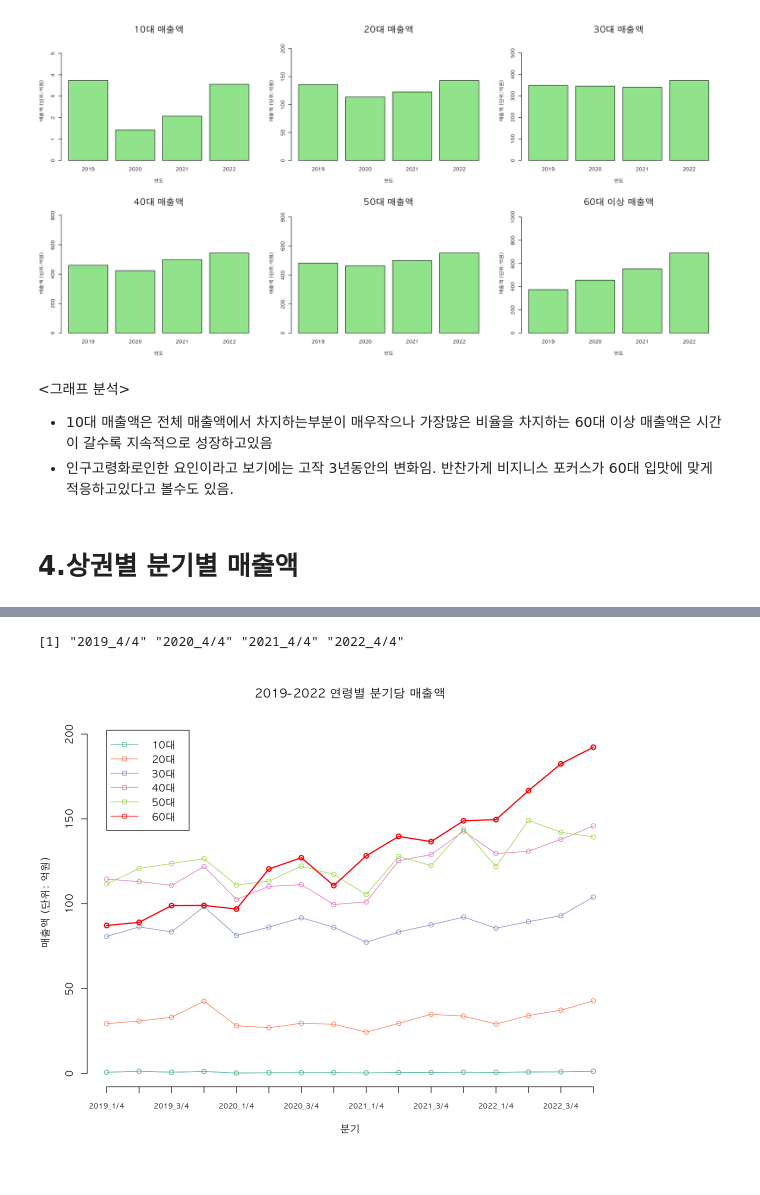
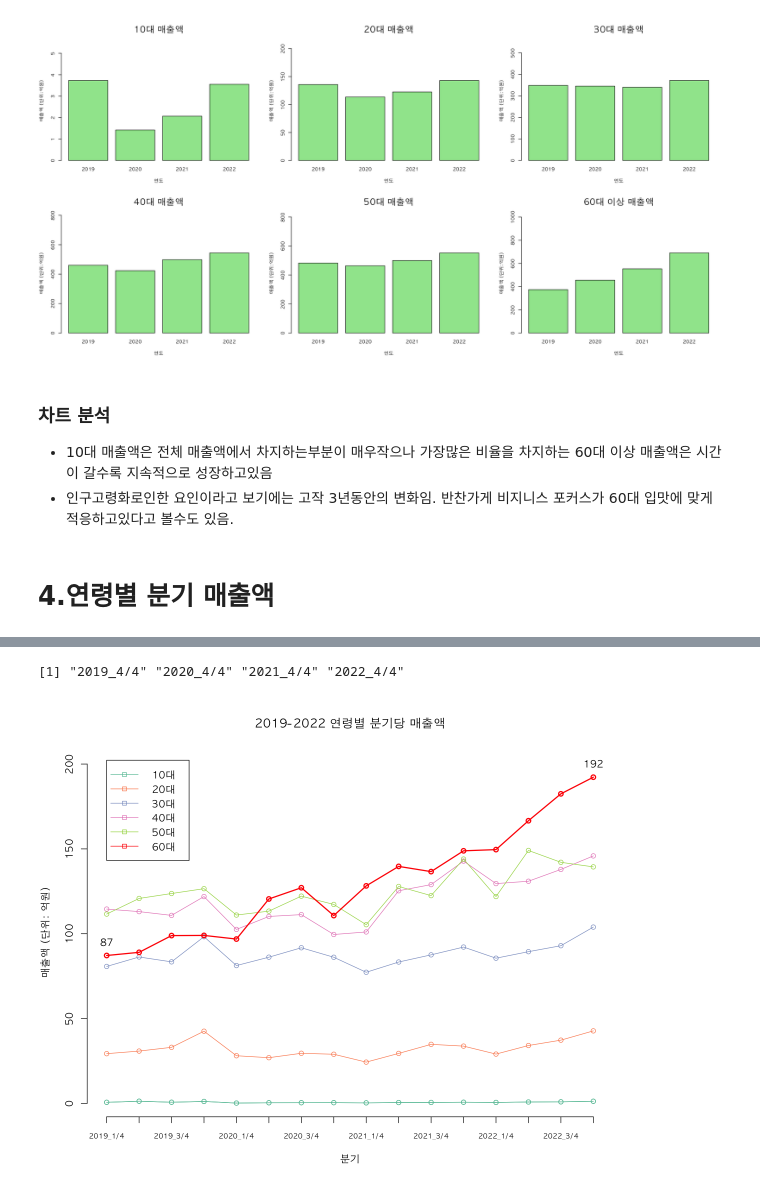
Before and after one commit to ForrestDPark/Rdevelope, a Jupyter notebook: work/13.반찬가게상권분석.ipynb, the cells around one changed output, grey strips where cells are left out. Drawn from its saved outputs; the diff is of its cells as text; code cells hidden in the pictures.

```diff
--- a/work/13.반찬가게상권분석.ipynb
+++ b/work/13.반찬가게상권분석.ipynb
@@ -324,6 +239,7 @@ banchan_target<-banchan[,c(1,5:6,17:18,9:10)]
 여성매출금액 <-aggregate(여성_매출_금액	~기준_년분기_코드, banchan_target, sum)
 
 # 년도,분기 데이터 추가
+banchan_year_남녀<-c()
 banchan_year_남녀$년도 <-as.integer(substring(banchan_year$`기준_년분기_코드`, first = 1, last =4)); # years
 banchan_year_남녀$분기 <-as.integer(substring(banchan_year$`기준_년분기_코드`, 5));
 
@@ -342,7 +258,7 @@ banchan_y_결과.남건수 <-aggregate(남성매출건수~년도,banchan_year_
 banchan_y_결과.여건수 <-aggregate(여성매출건수~년도,banchan_year_남녀,sum)
 
 # 데이터 프레임 생성
-banchan_y_결과 <- data.frame( 년도=banchan_y_결과.남$년도,
+banchan_y_결과 <- data.frame( 년도= banchan_y_결과.남매출$년도,
                             남성매출금액 = banchan_y_결과.남매출$남성매출,
                             여성매출금액 = banchan_y_결과.여매출$여성매출,
                             남성매출건수 = banchan_y_결과.남건수$남성매출,
@@ -581,9 +499,9 @@ A matrix: 6 x 4 of type dbl
 | 60대 이상 | 374117867647 | 455158628162 | 553381370272 | 690894449132 |
 [figure]
 # %% [markdown]
-<그래프 분석>
+### 차트 분석
 - 10대 매출액은 전체 매출액에서 차지하는부분이 매우작으나 가장많은 비율을 차지하는 60대 이상 매출액은 시간이 갈수록 지속적으로 성장하고있음
 - 인구고령화로인한 요인이라고 보기에는 고작 3년동안의 변화임.  반찬가게 비지니스 포커스가 60대 입맛에 맞게 적응하고있다고 볼수도 있음.
 # %% [markdown]
-# 4.상권별 분기별 매출액
+# 4.연령별 분기 매출액
 # %%
@@ -627,14 +544,13 @@ A data.frame: 6 x 6
 | 6 | 386355364 | 26938272898 | 86176568665 | 110191847825 | 113314499150 | 120489038449 |
 # %%
 # 분기  지날때 연령별 매출액 추이
+milion =1000000000  #단위 : 억
 
-
-milion =1000000000
+# chart 생성
 par(bg='white',family = 'applegothic')
 options(repr.plot.width =10, repr.plot.height =8)
 
 col2= c(brewer.pal(5, "Set2"),'red')
-#col2 =rgb(seq(0.1,0.5,0.5/6),seq(0.5,1,0.5/6),0.8,seq(0.5,1,0.5/6))
 xlabel <-sort(unique(banchan$`기준_년분기_코드`),decreasing = F)
 xlabel<-paste(  substring(as.character(xlabel),first=1,last=4), "_",
                 substring(as.character(xlabel),5),"/4",sep = "")
@@ -645,37 +561,37 @@ plot(   seq(1,length(banchan.age60[,2]),1),
         ylab = "매출액 (단위: 억원)",
         xlab = "분기",
         ylim = c(min(banchan.age10[,2]/milion)*0.9,max(banchan.age60[,2]/milion)*1.05),
         col=col2[1],
         main="2019-2022 연령별 분기당 매출액",
         axes = F, # x,y 축 제거
-
-
 )
 # Graph 설정
 xlabel[seq(0,16,4)]
 axis(1, at = 1:16, labels = xlabel[seq(1,16,1)], cex.axis = 0.7)
 axis(2)  # y 축 추가
 lwd2=c(rep(1,5),2)
 for (i in seq(1,ncol(banchan_age),1)){
     lines(
-        seq(1,length(banchan.age60[,2]),1),
-        banchan_age[,i]/milion,
+        seq(1,length(banchan.age60[,2]),1), # x
+        banchan_age[,i]/milion,             # y
         pch = 21,
         type ="o",
         col =col2[i],
         lwd =lwd2[i]
     )
 }
-
+# legend 설정
 legend(1,max(banchan.age60[,2]/milion+10),
     paste(substring(colnames(banchan_age),first=5, last=6), "대",sep = ""),
     col= col2,
     lty = c(1,1),
     pch = c(22,22),
     cex = 1
     #fill=  c("red","green","blue")
 )
+a<-banchan_age[,6]/milion
+text(c(1,16),a[c(1,16)]+8,round(a[c(1,16)],0))
 # %% [output]
 [1] "2019_4/4" "2020_4/4" "2021_4/4" "2022_4/4"
-[figure, old version]
+[figure, new version]
 # %% [markdown]
```
Also changed, not shown: parts of 27 cells of this notebook, 35 other files.
